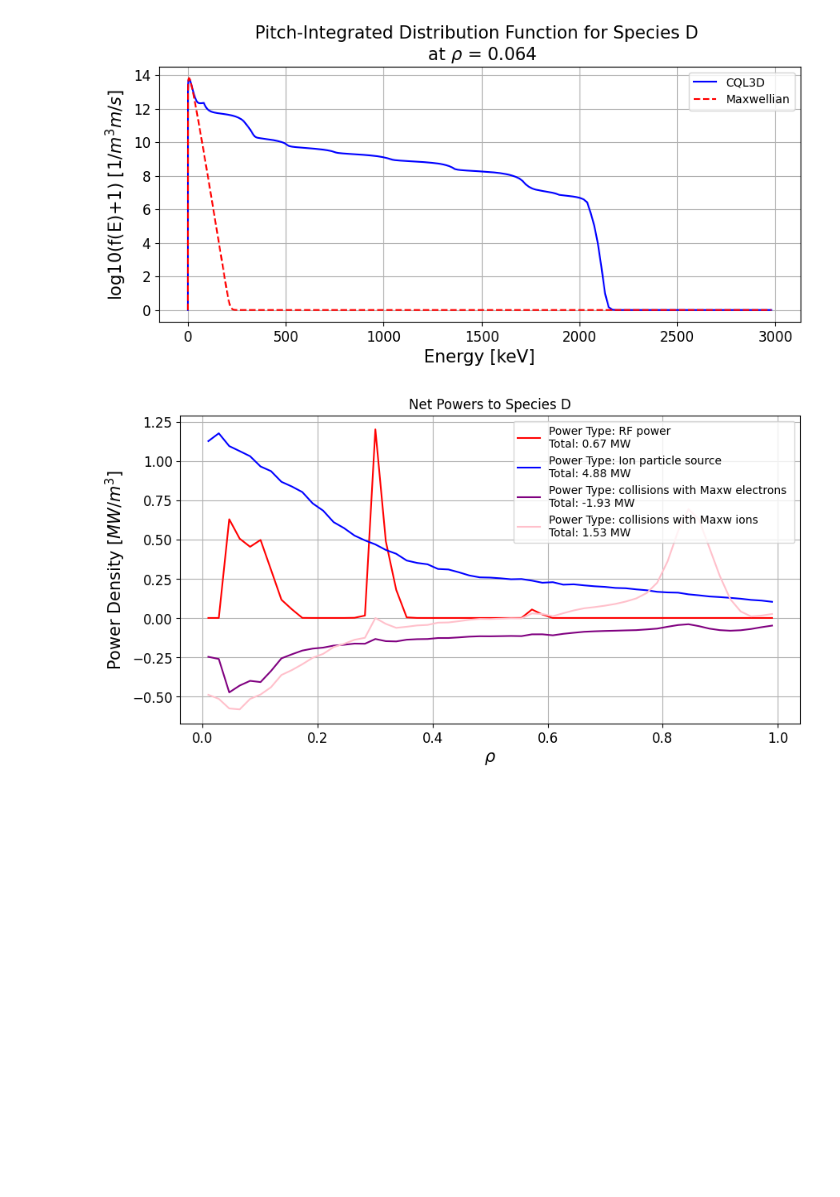
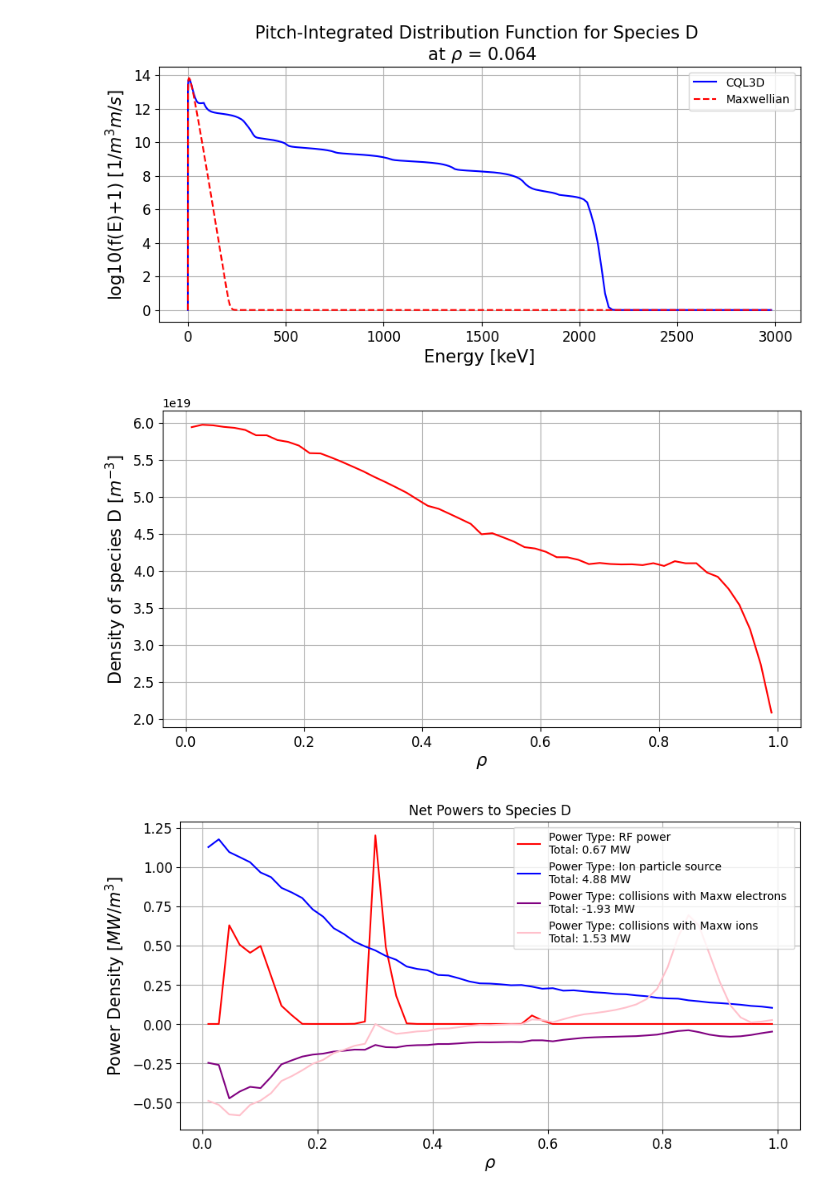
Before and after one commit to vandelij/aorsa_cql_mcgo_toolkit, a Jupyter notebook: cql3d_post_processing.ipynb, the cells around one changed output. Cells and saved outputs as stored; diff of their text form; code cells hidden in the pictures; blank space fills up the shorter version.

Commit message:
added density integration and profile plots

```diff
--- a/cql3d_post_processing.ipynb
+++ b/cql3d_post_processing.ipynb
@@ -18,6 +18,7 @@ cql3d_krf_nc_file = "/home/jacobvandelindt/aorsa_cql_mcgo_toolkit/cql3d_krf001.n
 cqlin_file = "/home/jacobvandelindt/aorsa_cql_mcgo_toolkit/shots/147634/cqlinput"
 
 cql_pp = CQL3D_Analysis.CQL3D_Post_Process(
+    gen_species_names=['D', 'e'],
     cql3d_nc_file=cql3d_nc_file,
     cql3d_krf_file=cql3d_krf_nc_file,
     eqdsk_file=eqdsk_file,
@@ -73,6 +74,11 @@ cql_pp.plot_pitch_integrated_distribution_function_versus_maxwellian(
 )
 # %% [output]
 [figure]
+# %%
+cql_pp.integrate_distribution_function_over_velocity_space(gen_species_index=0, rho_index=3)
+cql_pp.plot_density_profile(gen_species_index=0, figsize=(10,5), color='red', return_plot=False)
+# %% [output]
+[figure, added]
 # %%
 power_types = [
     "RF power",
```
Also changed, not shown: 1 other file.
